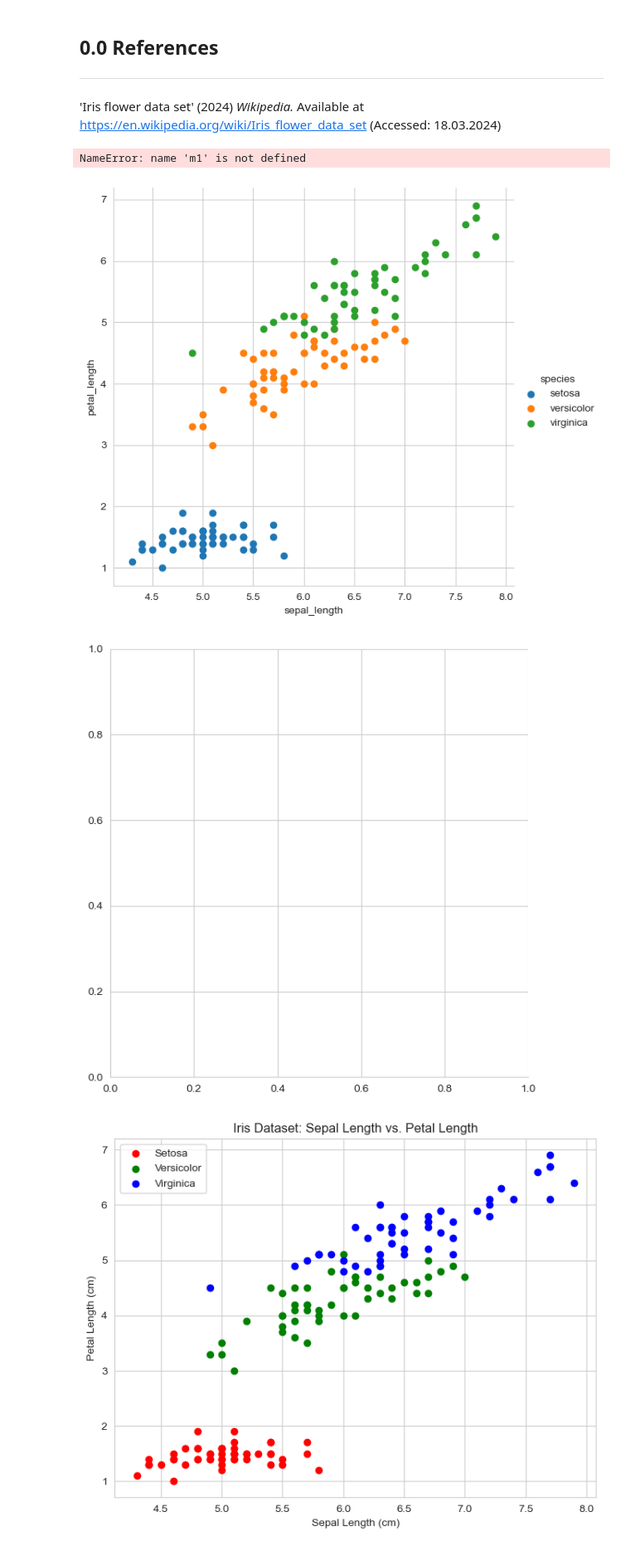
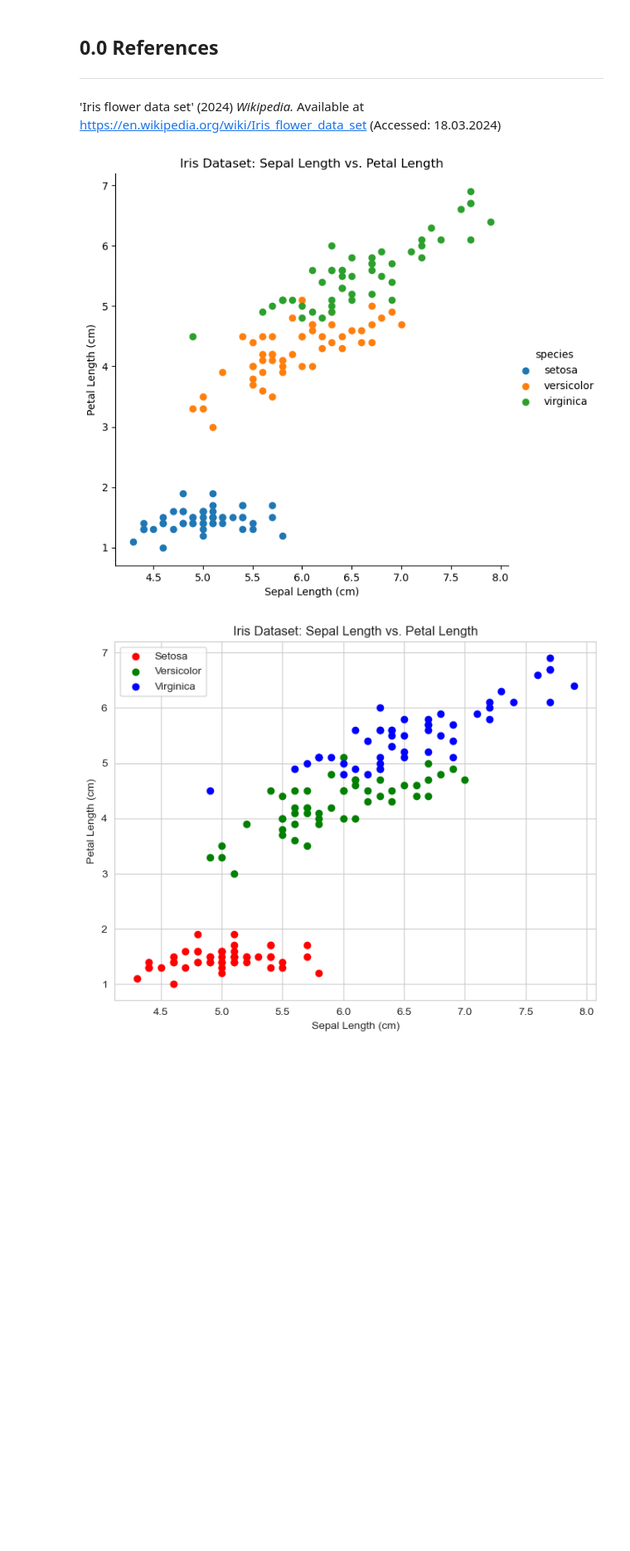
Before and after one commit to Laura6826/pands-project, a Jupyter notebook: Iris.Data.Set.ipynb, the cells around one changed output. Shown at 83% size. Cells and saved outputs as stored; diff of their text form; code cells hidden in the pictures; blank space fills up the shorter version.

```diff
--- a/Iris.Data.Set.ipynb
+++ b/Iris.Data.Set.ipynb
@@ -164,21 +170,18 @@ TypeError: NDFrame.describe() got an unexpected keyword argument 'hue'
 # %%
 df = sns.load_dataset('iris')
 
 # Create a scatter plot
 #sns.set_style('whitegrid')
 #m1, c1 = np.polyfit('petal_length', 'petal_width', 1)
 #ax1.plot(plen, m1 * plen + c1, 'r-', label='Linear fit')
 
 sns.FacetGrid(df, hue='species', height=6).map(plt.scatter, 'sepal_length', 'petal_length').add_legend()
-sns.FacetGrid(df, hue='species', height=6).map(plt, 'petal_length', m1 * 'petal_length' + c1, 'r-', label='Linear fit').add_legend()
 plt.xlabel('Sepal Length (cm)')
 plt.ylabel('Petal Length (cm)')
 plt.title('Iris Dataset: Sepal Length vs. Petal Length')
 plt.show()
 # %% [output]
-NameError: name 'm1' is not defined
-[figure, old version]
+[figure, new version]
-[figure, removed]
 # %%
 df = pd.read_csv('https://raw.githubusercontent.com/mwaskom/seaborn-data/master/iris.csv')
 
```
Also changed, not shown: parts of 4 cells of this notebook, 1 other file.
